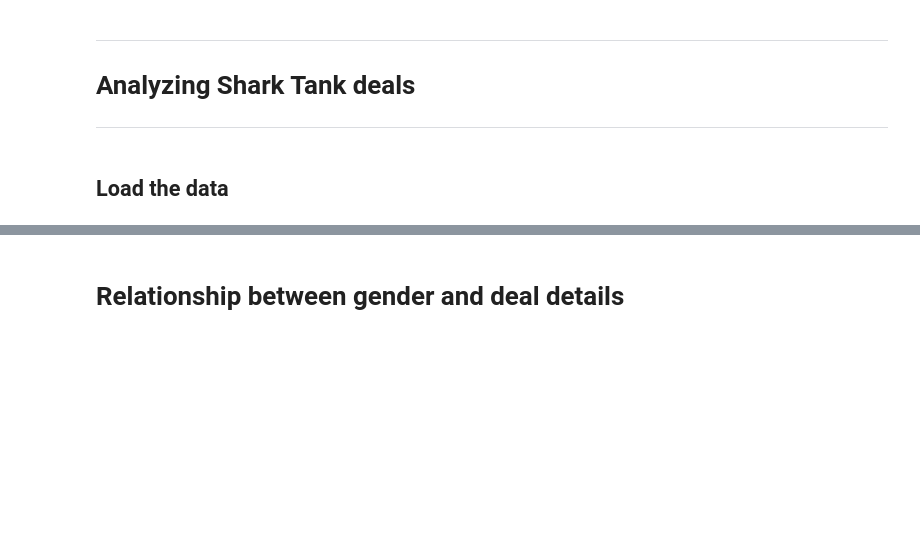
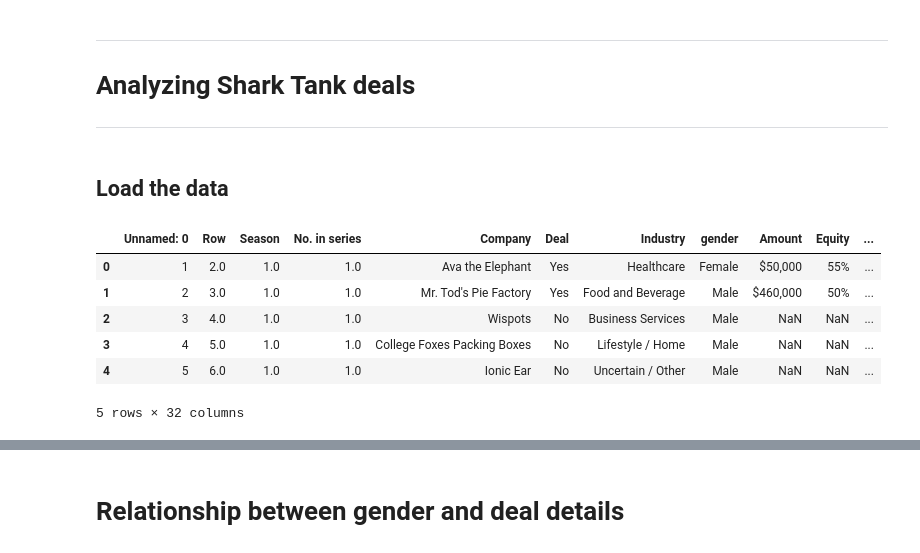
Before and after one commit to johnwmillr/SharkTank, a Jupyter notebook: SharkTank.ipynb, the cells around one changed output, grey strips where cells are left out. Drawn from its saved outputs; the diff is of its cells as text; code cells hidden in the pictures; blank space fills up the shorter version.

```diff
--- a/SharkTank.ipynb
+++ b/SharkTank.ipynb
@@ -23,3 +23,13 @@ sharks = ['Corcoran', 'Greiner', 'Cuban', 'Herjavec', 'John', "O'Leary"]
 shark_genders = dict(zip(sharks,['f','f','m','m','m','m']))
 for shark in sharks:
     df[shark].fillna(0, inplace=True)
+# %%
+df.head()
+# %% [output]
+|  | Unnamed: 0 | Row | Season | No. in series | Company | Deal | Industry | gender | Amount | Equity | ... |
+| 0 | 1 | 2.0 | 1.0 | 1.0 | Ava the Elephant | Yes | Healthcare | Female | $50,000 | 55% | ... |
+| 1 | 2 | 3.0 | 1.0 | 1.0 | Mr. Tod's Pie Factory | Yes | Food and Beverage | Male | $460,000 | 50% | ... |
+| 2 | 3 | 4.0 | 1.0 | 1.0 | Wispots | No | Business Services | Male | NaN | NaN | ... |
+| 3 | 4 | 5.0 | 1.0 | 1.0 | College Foxes Packing Boxes | No | Lifestyle / Home | Male | NaN | NaN | ... |
+| 4 | 5 | 6.0 | 1.0 | 1.0 | Ionic Ear | No | Uncertain / Other | Male | NaN | NaN | ... |
+5 rows × 32 columns
```
Also changed, not shown: parts of 16 cells of this notebook, 2 other files.
